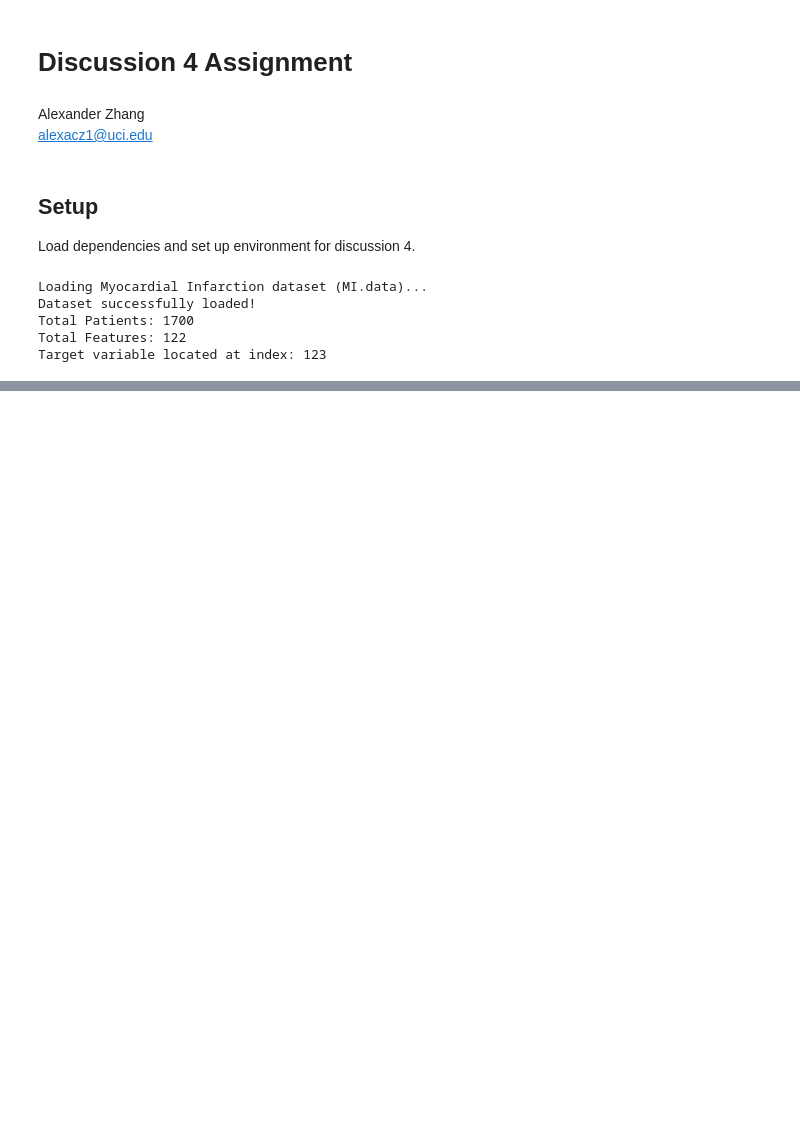
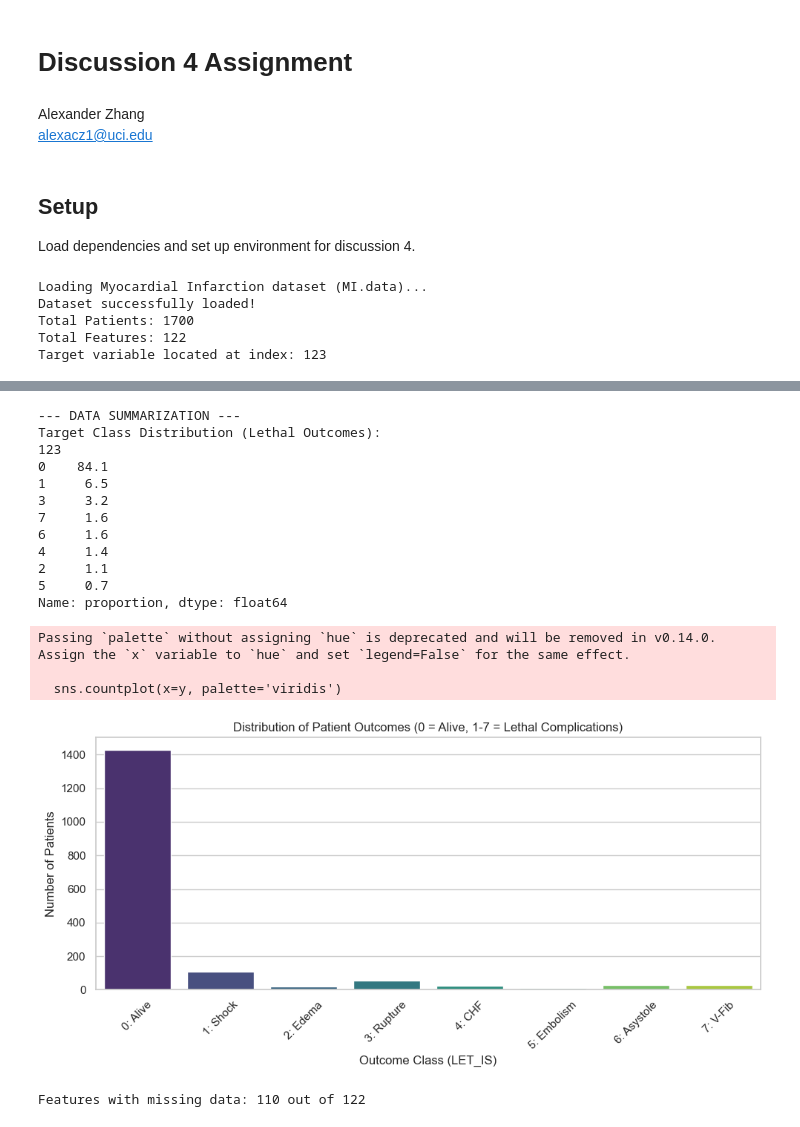
Before and after one commit to alyxz-cmg/TCGA-Kidney-Cancers-RNA-Seq, a Jupyter notebook: discussion4.ipynb, the cells around one changed output, grey strips where cells are left out. Saved outputs shown, nothing was run; the diff lists cells and outputs as text; code cells hidden in the pictures; blank space fills up the shorter version.

Commit message:
summarized the data

```diff
--- a/discussion4.ipynb
+++ b/discussion4.ipynb
@@ -42,0 +47,36 @@ Target variable located at index: 123
+# %%
+print("\n--- DATA SUMMARIZATION ---")
+print("Target Class Distribution (Lethal Outcomes):")
+class_dist = y.value_counts(normalize=True).round(3) * 100
+print(class_dist)
+
+plt.figure(figsize=(10, 5))
+sns.countplot(x=y, palette='viridis')
+plt.title("Distribution of Patient Outcomes (0 = Alive, 1-7 = Lethal Complications)")
+plt.xlabel("Outcome Class (LET_IS)")
+plt.ylabel("Number of Patients")
+plt.xticks(ticks=range(8), labels=['0: Alive', '1: Shock', '2: Edema', '3: Rupture',
+                                   '4: CHF', '5: Embolism', '6: Asystole', '7: V-Fib'], rotation=45)
+plt.tight_layout()
+plt.show()
+
+missing_data = X.isnull().sum()
+print(f"\nFeatures with missing data: {(missing_data > 0).sum()} out of {X.shape[1]}")
+# %% [output]
+--- DATA SUMMARIZATION ---
+Target Class Distribution (Lethal Outcomes):
+123
+0    84.1
+1     6.5
+3     3.2
+7     1.6
+6     1.6
+4     1.4
+2     1.1
+5     0.7
+Name: proportion, dtype: float64
+Passing `palette` without assigning `hue` is deprecated and will be removed in v0.14.0. Assign the `x` variable to `hue` and set `legend=False` for the same effect.
+
+  sns.countplot(x=y, palette='viridis')
+[figure, added]
+Features with missing data: 110 out of 122
```
Also changed, not shown: parts of 1 cell of this notebook.
